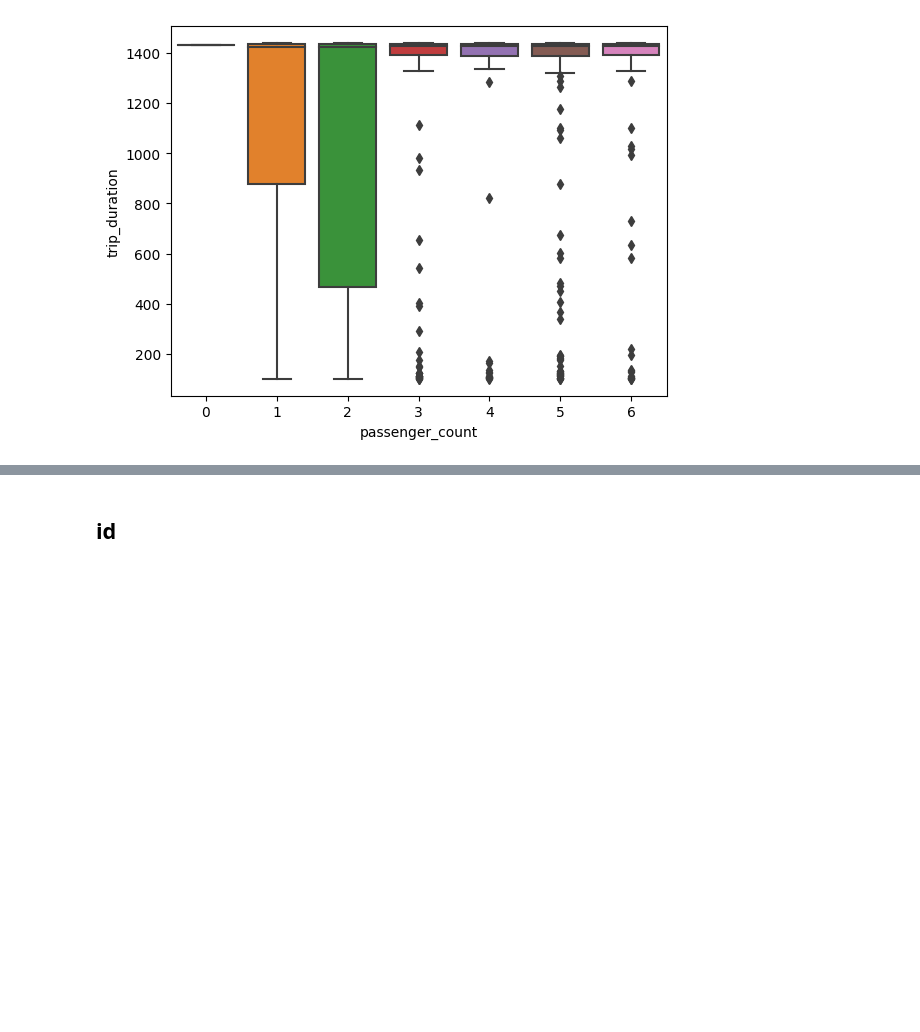
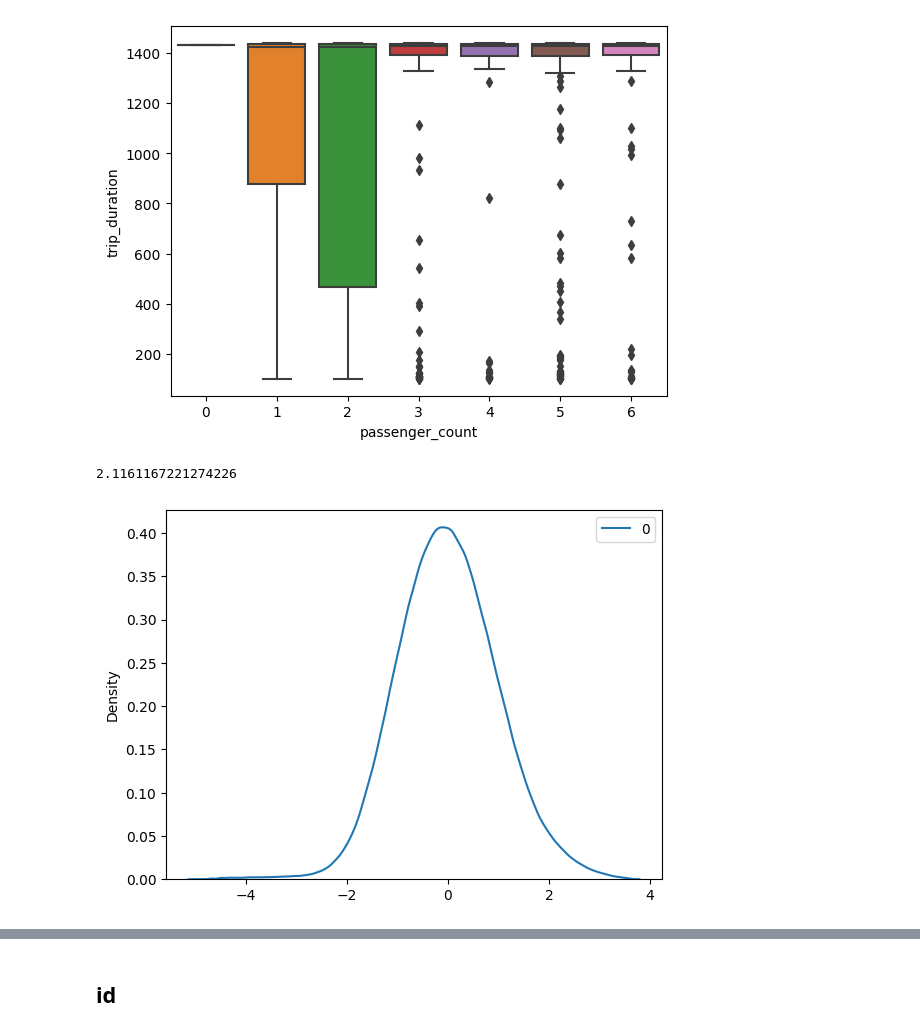
Before and after one commit to Himanshu-1703/kaggle-notebooks, a Jupyter notebook: rushing-through-nyc.ipynb, the cells around one changed output, grey strips where cells are left out. Drawn from its saved outputs; the diff is of its cells as text; code cells hidden in the pictures; blank space fills up the shorter version.

```diff
--- a/rushing-through-nyc.ipynb
+++ b/rushing-through-nyc.ipynb
@@ -682,3 +722,23 @@ sns.boxplot(data=extreme_time_durations_df,x='passenger_count',y='trip_duration'
 plt.show()
 # %% [output]
 [figure]
+# %%
+# skewness of the output column
+normal_durations_df['trip_duration'].skew()
+# %% [output]
+2.1161167221274226
+# %%
+# apply box cox transformation
+
+from sklearn.preprocessing import PowerTransformer
+
+pt_target = PowerTransformer(method='box-cox')
+
+# transform the output column
+
+trip_duration_trans = pt_target.fit_transform(normal_durations_df[['trip_duration']])
+
+sns.kdeplot(trip_duration_trans)
+plt.show()
+# %% [output]
+[figure, added]
```
Also changed, not shown: parts of 60 cells of this notebook.
